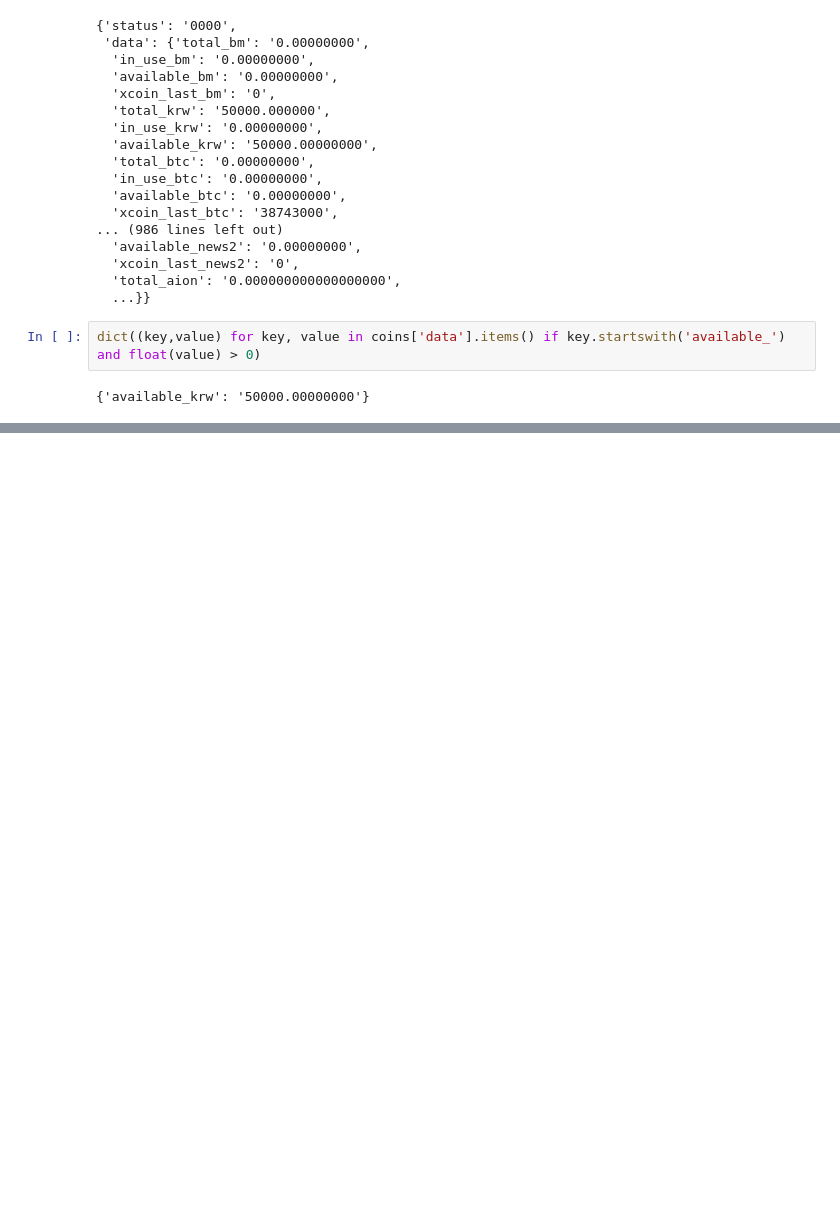
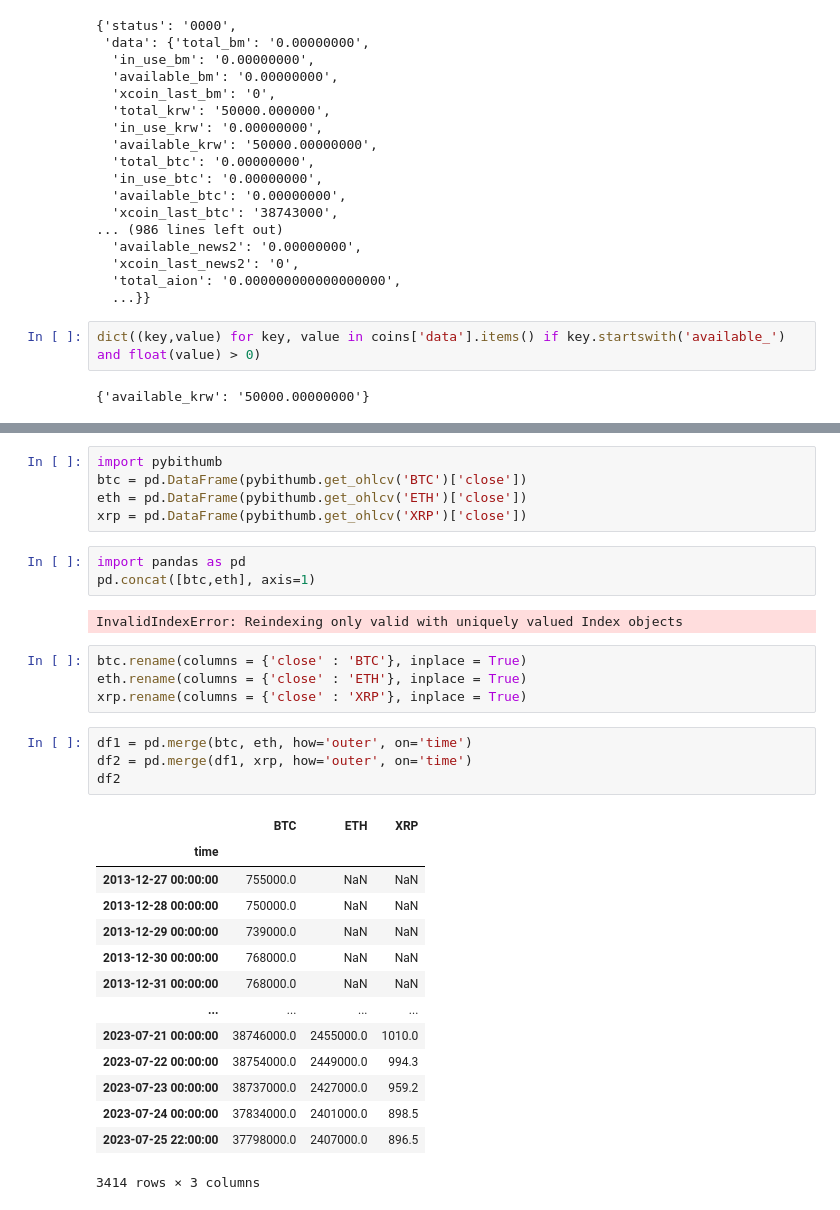
Before and after one commit to Shinsieon/Algorithm-Trading, a Jupyter notebook: Untitled.ipynb, the cells around one changed output, grey strips where cells are left out. Cells and saved outputs as stored; diff of their text form; blank space fills up the shorter version.

```diff
--- a/Untitled.ipynb
+++ b/Untitled.ipynb
@@ -200,0 +204,33 @@ something()
+# %%
+import pybithumb
+btc = pd.DataFrame(pybithumb.get_ohlcv('BTC')['close'])
+eth = pd.DataFrame(pybithumb.get_ohlcv('ETH')['close'])
+xrp = pd.DataFrame(pybithumb.get_ohlcv('XRP')['close'])
+# %%
+import pandas as pd
+pd.concat([btc,eth], axis=1)
+# %% [output]
+InvalidIndexError: Reindexing only valid with uniquely valued Index objects
+# %%
+btc.rename(columns = {'close' : 'BTC'}, inplace = True)
+eth.rename(columns = {'close' : 'ETH'}, inplace = True)
+xrp.rename(columns = {'close' : 'XRP'}, inplace = True)
+# %%
+df1 = pd.merge(btc, eth, how='outer', on='time')
+df2 = pd.merge(df1, xrp, how='outer', on='time')
+df2
+# %% [output]
+|  | BTC | ETH | XRP |
+| time |  |  |  |
+| 2013-12-27 00:00:00 | 755000.0 | NaN | NaN |
+| 2013-12-28 00:00:00 | 750000.0 | NaN | NaN |
+| 2013-12-29 00:00:00 | 739000.0 | NaN | NaN |
+| 2013-12-30 00:00:00 | 768000.0 | NaN | NaN |
+| 2013-12-31 00:00:00 | 768000.0 | NaN | NaN |
+| ... | ... | ... | ... |
+| 2023-07-21 00:00:00 | 38746000.0 | 2455000.0 | 1010.0 |
+| 2023-07-22 00:00:00 | 38754000.0 | 2449000.0 | 994.3 |
+| 2023-07-23 00:00:00 | 38737000.0 | 2427000.0 | 959.2 |
+| 2023-07-24 00:00:00 | 37834000.0 | 2401000.0 | 898.5 |
+| 2023-07-25 22:00:00 | 37798000.0 | 2407000.0 | 896.5 |
+3414 rows × 3 columns
```
Also changed, not shown: parts of 5 cells of this notebook, 2 other files.
